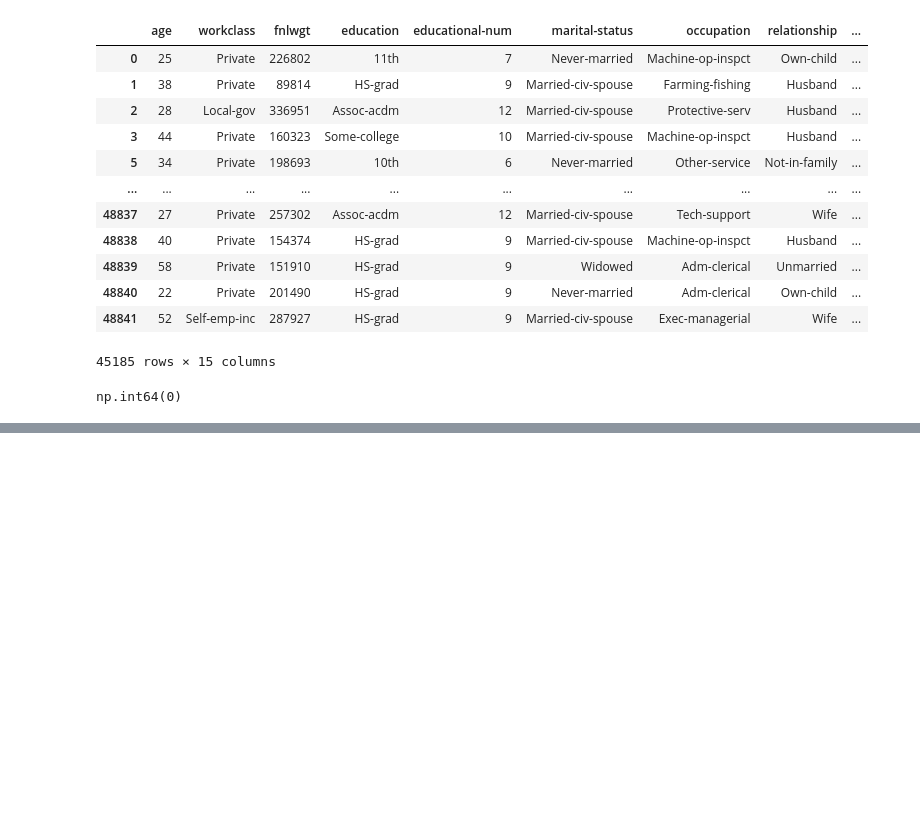
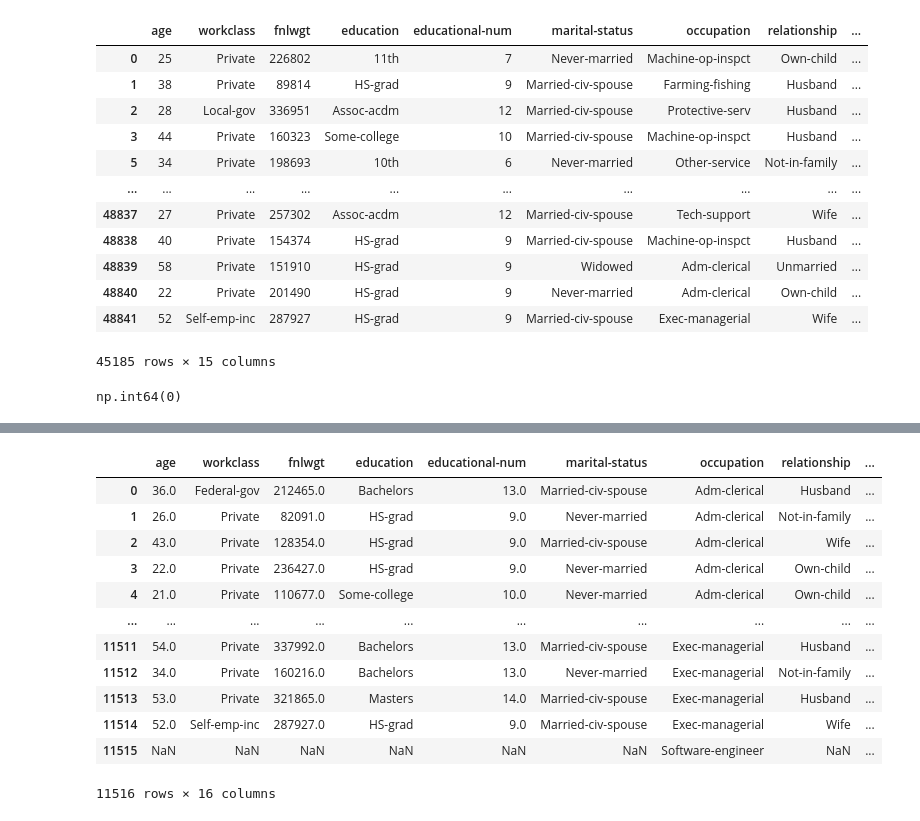
Before and after one commit to ArpitaDeb/DA-OCCBC, a Jupyter notebook: [6] Pandas Intermediate/data_cleaning_and_preprocessing.ipynb, the cells around one changed output, grey strips where cells are left out. Saved outputs shown, nothing was run; the diff lists cells and outputs as text; code cells hidden in the pictures; blank space fills up the shorter version.

```diff
--- a/[6] Pandas Intermediate/data_cleaning_and_preprocessing.ipynb
+++ b/[6] Pandas Intermediate/data_cleaning_and_preprocessing.ipynb
@@ -427,0 +552,24 @@ np.int64(0)
+# %%
+# Left Join
+# Includes all records from the left DataFrame and only matched records from the right DataFrame.
+df_merged = df.merge(df_employment, on="occupation", how="left")
+df_merged
+# Right Join
+# Includes all records from the right DataFrame and only matched records from the left DataFrame.
+
+df_merged = df.merge(df_employment, on="occupation", how="right")
+df_merged
+# %% [output]
+|  | age | workclass | fnlwgt | education | educational-num | marital-status | occupation | relationship | ... |
+| 0 | 36.0 | Federal-gov | 212465.0 | Bachelors | 13.0 | Married-civ-spouse | Adm-clerical | Husband | ... |
+| 1 | 26.0 | Private | 82091.0 | HS-grad | 9.0 | Never-married | Adm-clerical | Not-in-family | ... |
+| 2 | 43.0 | Private | 128354.0 | HS-grad | 9.0 | Married-civ-spouse | Adm-clerical | Wife | ... |
+| 3 | 22.0 | Private | 236427.0 | HS-grad | 9.0 | Never-married | Adm-clerical | Own-child | ... |
+| 4 | 21.0 | Private | 110677.0 | Some-college | 10.0 | Never-married | Adm-clerical | Own-child | ... |
+| ... | ... | ... | ... | ... | ... | ... | ... | ... | ... |
+| 11511 | 54.0 | Private | 337992.0 | Bachelors | 13.0 | Married-civ-spouse | Exec-managerial | Husband | ... |
+| 11512 | 34.0 | Private | 160216.0 | Bachelors | 13.0 | Never-married | Exec-managerial | Not-in-family | ... |
+| 11513 | 53.0 | Private | 321865.0 | Masters | 14.0 | Married-civ-spouse | Exec-managerial | Husband | ... |
+| 11514 | 52.0 | Self-emp-inc | 287927.0 | HS-grad | 9.0 | Married-civ-spouse | Exec-managerial | Wife | ... |
+| 11515 | NaN | NaN | NaN | NaN | NaN | NaN | Software-engineer | NaN | ... |
+11516 rows × 16 columns
```
Also changed, not shown: parts of 11 cells of this notebook, 1 other file.
